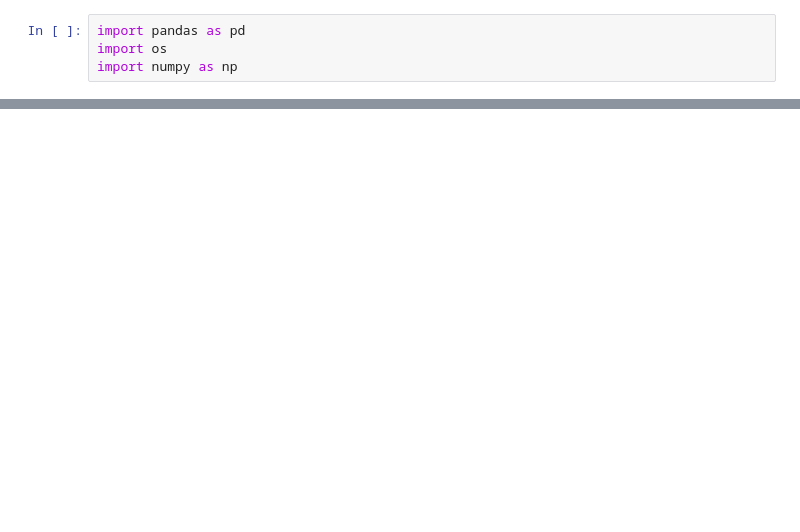
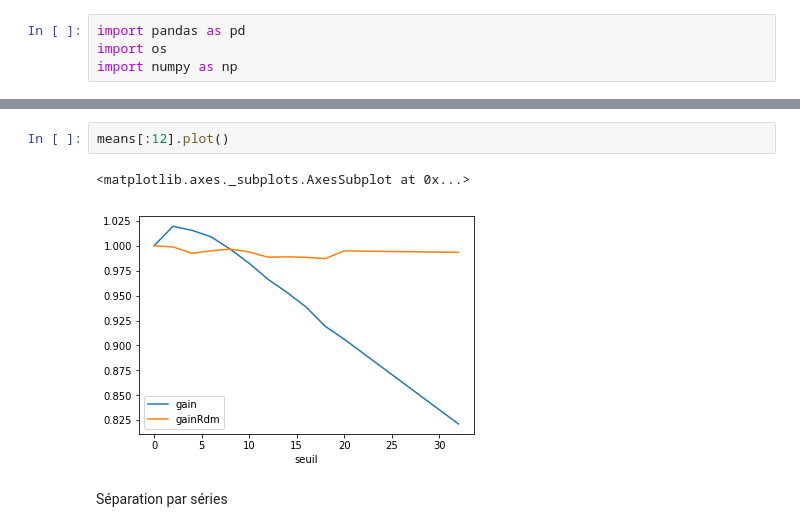
Before and after one commit to FabriceCh/inf8775, a Jupyter notebook: tp1/tp1-H19/seuils.ipynb, the cells around one changed output, grey strips where cells are left out. Drawn from its saved outputs; the diff is of its cells as text; blank space fills up the shorter version.

```diff
--- a/tp1/tp1-H19/seuils.ipynb
+++ b/tp1/tp1-H19/seuils.ipynb
@@ -224,0 +181,7 @@ AttributeError: ("'Series' object has no attribute 'numbers'", 'occurred at inde
+# %%
+means[:12].plot()
+# %% [output]
+<matplotlib.axes._subplots.AxesSubplot at 0x...>
+[figure, added]
+# %% [markdown]
+Séparation par séries
```
Also changed, not shown: parts of 23 cells of this notebook, 3 other files.
